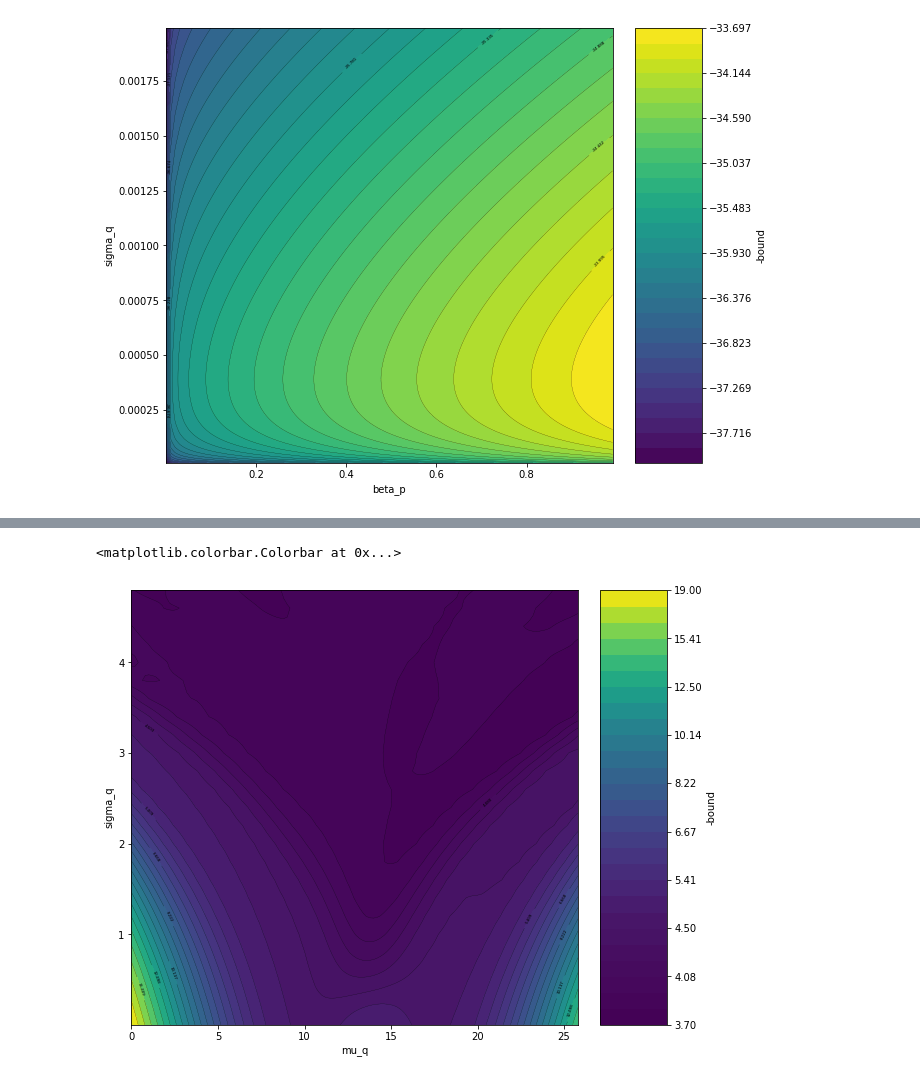
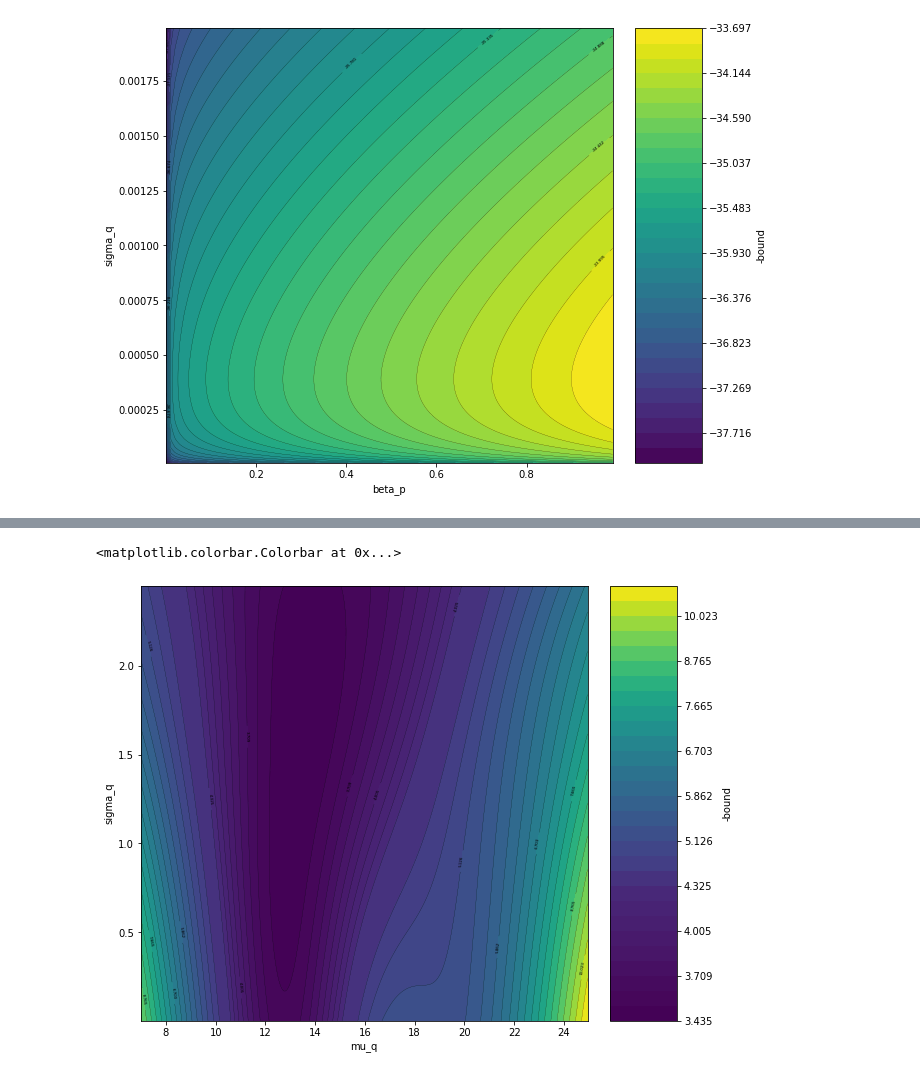
Before and after one commit to ucbtns/renyibounds, a Jupyter notebook: multi_armed_bandit/notebook/plot_bound.ipynb, the cells around one changed output, grey strips where cells are left out. Drawn from its saved outputs; the diff is of its cells as text; code cells hidden in the pictures.

```diff
--- a/multi_armed_bandit/notebook/plot_bound.ipynb
+++ b/multi_armed_bandit/notebook/plot_bound.ipynb
@@ -487,39 +540,40 @@ axes[0].scatter(samples0, pso0)
 # %%
-# alpha = 1e-6
-data_contour = pd.read_csv('../../numerical_analysis/contour_1e-06.csv')
+# alpha = 0.5
+
+data_contour = pd.read_csv('../../numerical_analysis/contour_0.5.csv')
 data_contour = data_contour.loc[:, ~data_contour.columns.str.contains('^Unnamed')]
 
-levels1 = np.logspace(np.log10(data_contour.to_numpy().min()),np.log10(data_contour.to_numpy().min())+0.1, num=8)
+levels1 = np.logspace(np.log10(data_contour.to_numpy().min()),np.log10(data_contour.to_numpy().min())+0.1, num=10)
 levels2 = np.logspace(np.log10(data_contour.to_numpy().min())+0.135,np.log10(data_contour.to_numpy().max()), num=20)
 levels = np.concatenate([levels1,levels2])
 linewidth_contour = 0.2
 
-delta1 = 0.2
-delta2 = 0.2
-xlist = np.arange(0, 26, delta1)
-ylist = np.arange(0.001, 5, delta2)
+#delta1 = 0.2
+#delta2 = 0.2
+#xlist = np.arange(0, 26, delta1)
+#ylist = np.arange(0.001, 5, delta2)
 x, y = np.meshgrid(xlist, ylist)
 
 fig, axes = plt.subplots(1,1,  figsize =(8,8))
 
 cpf = axes.contourf(x, y, data_contour.values.tolist(), levels)
 line_colors1 = ['black' for l in cpf.levels]
 cp = axes.contour(x, y, data_contour.values.tolist(),
                        levels=levels, colors=line_colors1, linewidths=linewidth_contour)
 axes.clabel(cp, cp.levels[::3], inline=True, fontsize=4)
 
 axes.set_xlabel('mu_q')
 axes.set_ylabel('sigma_q')
 
 axins1 = inset_axes(axes,
                    width="15%",  # width = 5% of parent_bbox width
                    height="100%",  # height : 50%
                    loc='lower left',
                    bbox_to_anchor=(1.05, 0., 1, 1),
                    bbox_transform=axes.transAxes,
                    borderpad=0,
                    )
 plt.colorbar(cpf,label='-bound', cax=axins1)  # draw colorbar
 # %% [output]
 <matplotlib.colorbar.Colorbar at 0x...>
-[figure, old version]
+[figure, new version]
```
Also changed, not shown: parts of 19 cells of this notebook, 4 other files.
